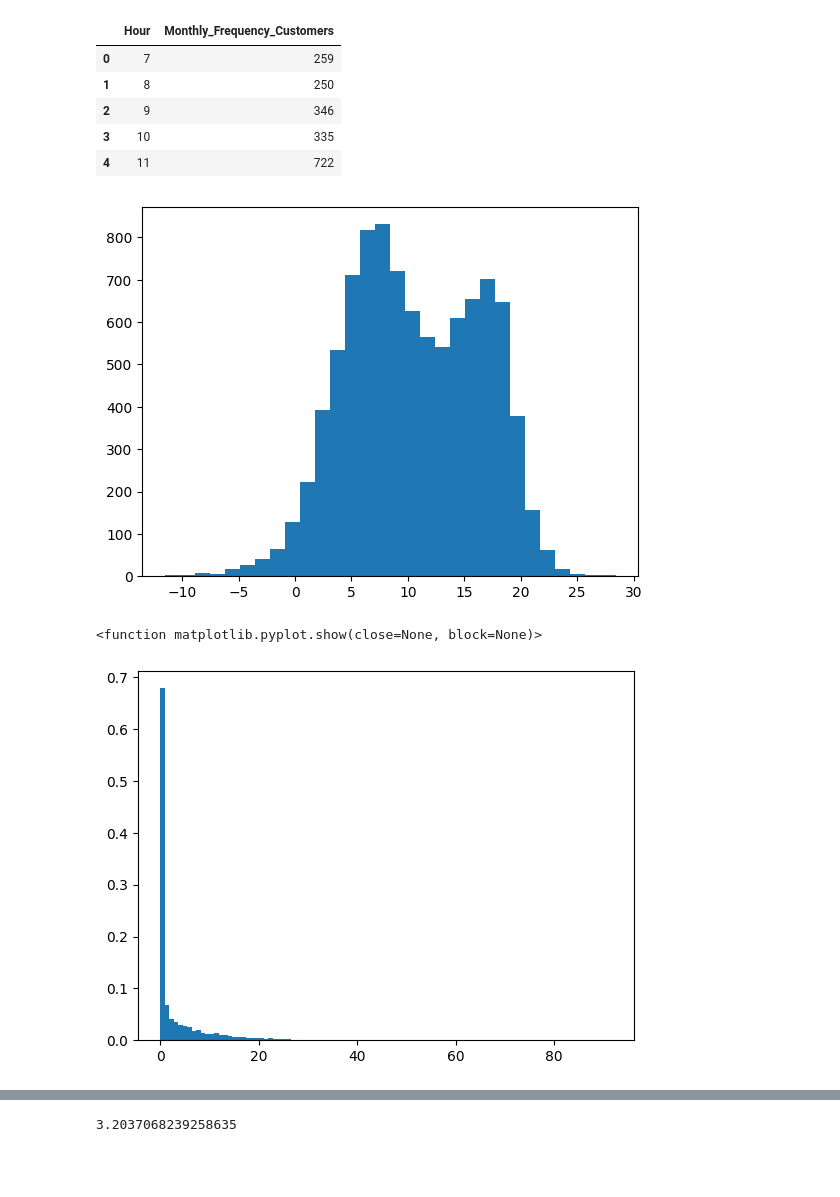
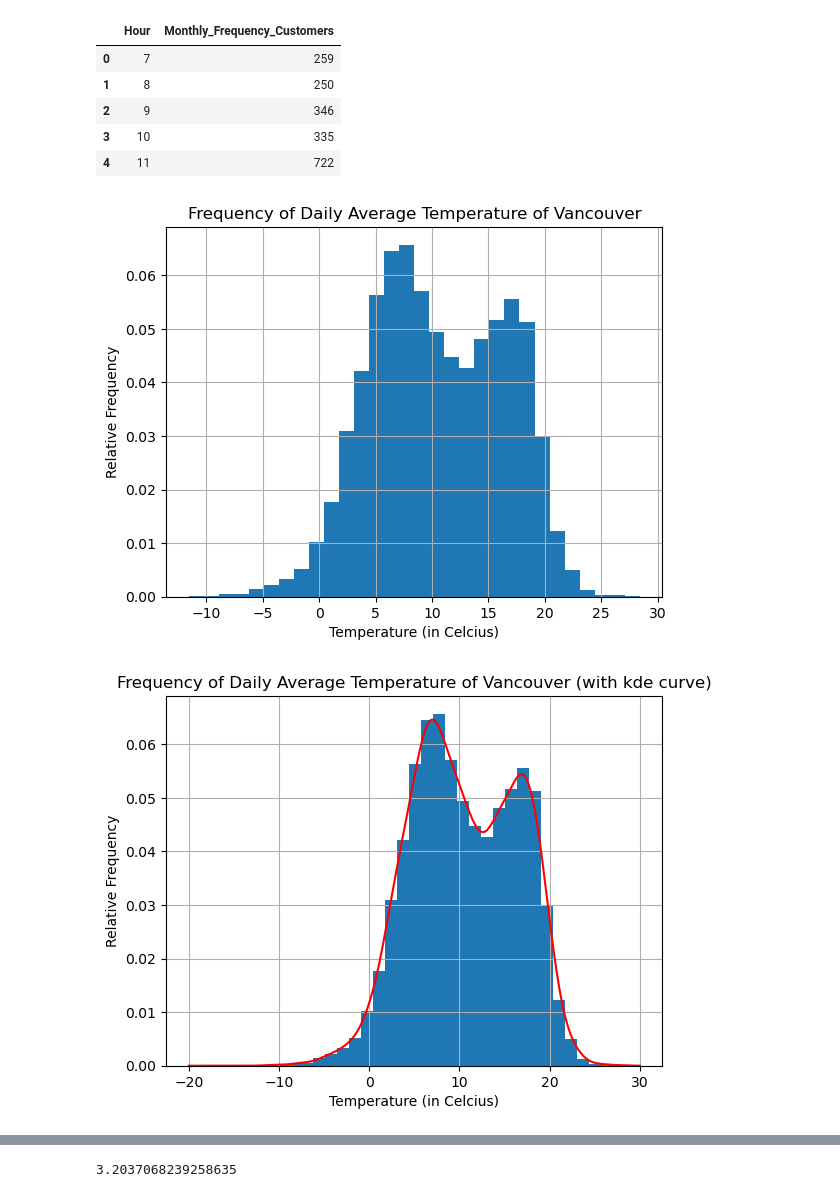
Before and after one commit to JustinTrenchcoat/MATH360_MA_2, a Jupyter notebook: model_ass2.ipynb, the cells around one changed output, grey strips where cells are left out. Saved outputs shown, nothing was run; the diff lists cells and outputs as text; code cells hidden in the pictures; blank space fills up the shorter version.

```diff
--- a/model_ass2.ipynb
+++ b/model_ass2.ipynb
@@ -80,11 +80,3 @@ customer_df.head()
 | 2 | 9 | 346 |
 | 3 | 10 | 335 |
 | 4 | 11 | 722 |
-# %%
-weather_df = pd.read_csv('data/vancouver_weather.csv')
-
-weather_df.head()
-
-plt.hist(weather_df['avg_temperature'], bins = 30);
-# %% [output]
-[figure, removed]
@@ -93,6 +83,18 @@ weather_kde = gaussian_kde(weather_df['avg_temperature'])
-# %%
-plt.hist(weather_df['precipitation'], bins = 100, density = True)
-plt.show
-# %% [output]
-<function matplotlib.pyplot.show(close=None, block=None)>
-[figure, removed]
+# %%
+weather_df = pd.read_csv('data/vancouver_weather.csv')
+
+weather_df.head()
+weather_df["avg_temperature"].hist(bins=30,density=True)
+plt.title('Frequency of Daily Average Temperature of Vancouver')
+plt.xlabel('Temperature (in Celcius)'), plt.ylabel('Relative Frequency')
+plt.show()
+weather_kde = gaussian_kde(weather_df['avg_temperature'])
+weather_df["avg_temperature"].hist(bins=30,density=True)
+x = np.linspace(-20,30,500)
+plt.plot(x,weather_kde.pdf(x),'r')
+plt.title('Frequency of Daily Average Temperature of Vancouver (with kde curve)')
+plt.xlabel('Temperature (in Celcius)'), plt.ylabel('Relative Frequency')
+plt.show()
+# %% [output]
+[figure, added]
+[figure, added]
```
Also changed, not shown: parts of 3 cells of this notebook.
